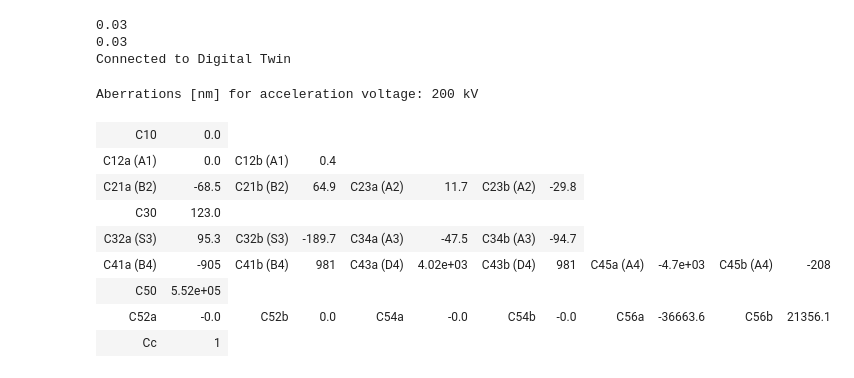
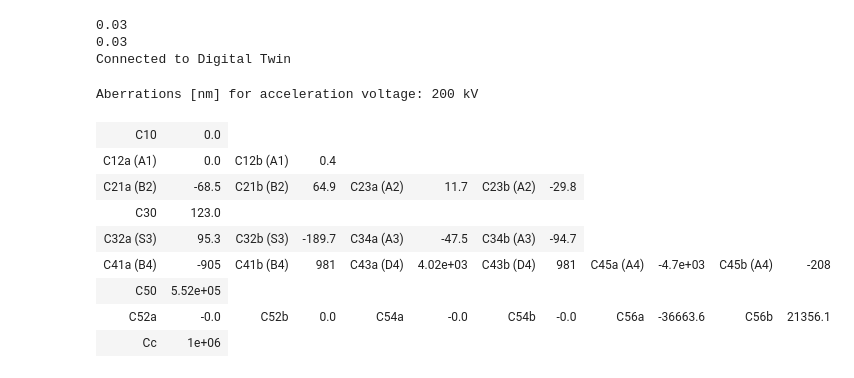
Before and after one commit to pycroscopy/DTMicroscope, a Jupyter notebook: notebooks/STEM/TBA/4_atom_finding_COLAB-Hackathon.ipynb, the cells around one changed output. Drawn from its saved outputs; the diff is of its cells as text; code cells hidden in the pictures.

```diff
--- a/notebooks/STEM/TBA/4_atom_finding_COLAB-Hackathon.ipynb
+++ b/notebooks/STEM/TBA/4_atom_finding_COLAB-Hackathon.ipynb
@@ -62,20 +67,18 @@ microscope.connect(ip, port = 9095)
 Connected to Digital Twin
 # %%
 # the initialized state of the aberrations (realistic to the Spectra300)
-microscope.optics['fov'] = 110
-
 probe_tools.print_aberrations(microscope.aberrations)
 # %% [output]
 Aberrations [nm] for acceleration voltage: 200 kV
 | C10 | 0.0 |
 | C12a (A1) | 0.0 | C12b (A1) | 0.4 |
 | C21a (B2) | -68.5 | C21b (B2) | 64.9 | C23a (A2) | 11.7 | C23b (A2) | -29.8 |
 | C30 | 123.0 |
 | C32a (S3) | 95.3 | C32b (S3) | -189.7 | C34a (A3) | -47.5 | C34b (A3) | -94.7 |
 | C41a (B4) | -905 | C41b (B4) | 981 | C43a (D4) | 4.02e+03 | C43b (D4) | 981 | C45a (A4) | -4.7e+03 | C45b (A4) | -208 |
 | C50 | 5.52e+05 |
 | C52a | -0.0 | C52b | 0.0 | C54a | -0.0 | C54b | -0.0 | C56a | -36663.6 | C56b | 21356.1 |
-| Cc | 1 |
+| Cc | 1e+06 |
 # %%
 fig, ax = plt.subplots(1,2, figsize = (10,5))
 
```
Also changed, not shown: parts of 15 cells of this notebook, 1 other file.
